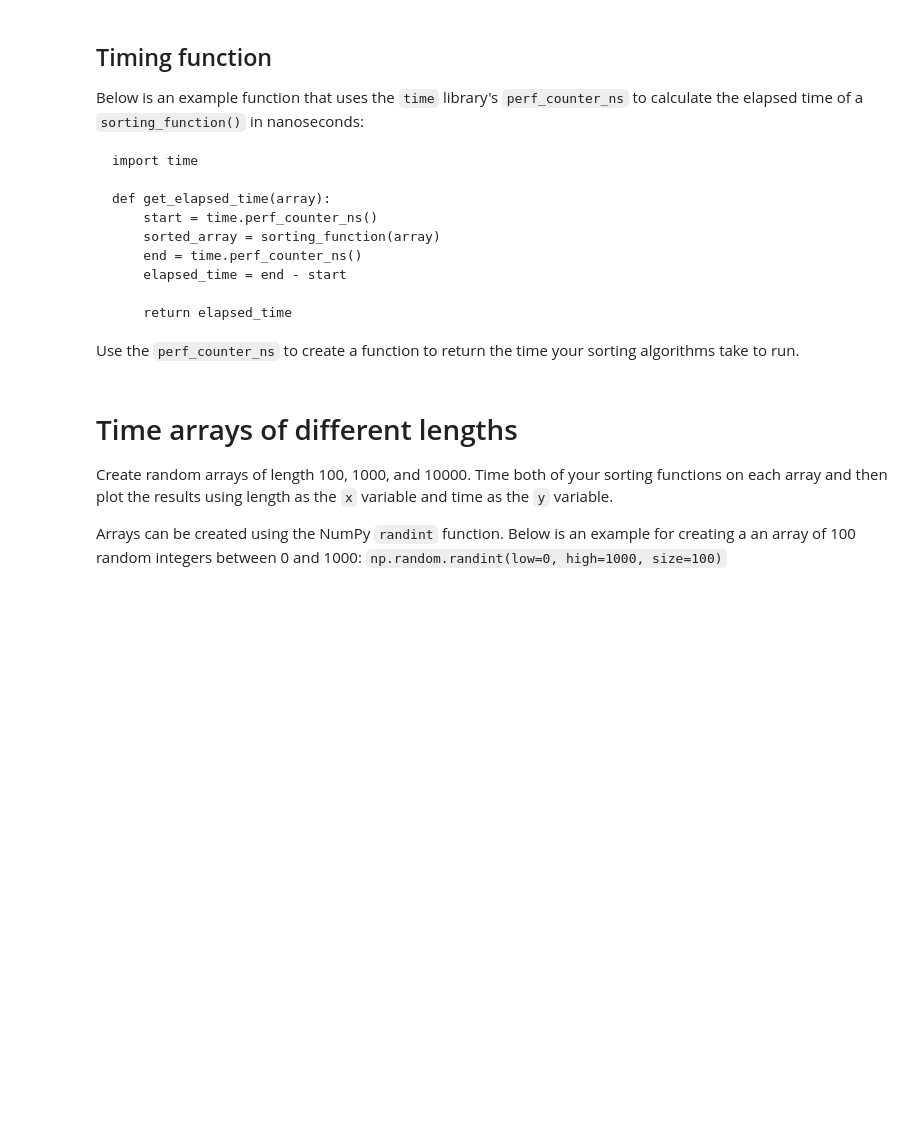
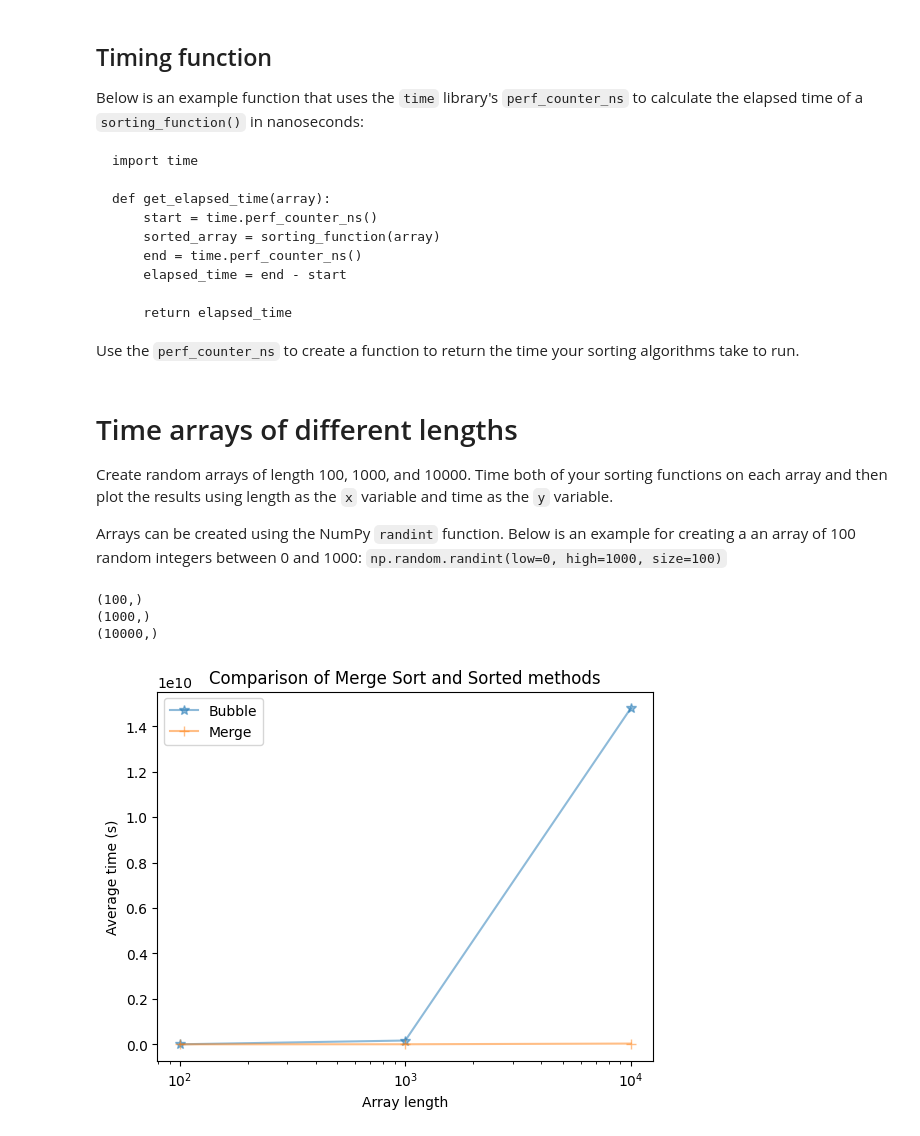
Before and after one commit to setiadha-unc/data720, a Jupyter notebook: Unit 9/Assignments/unit9_assignment.ipynb, the cells around one changed output. Drawn from its saved outputs; the diff is of its cells as text; code cells hidden in the pictures; blank space fills up the shorter version.

````diff
--- a/Unit 9/Assignments/unit9_assignment.ipynb
+++ b/Unit 9/Assignments/unit9_assignment.ipynb
@@ -34,9 +85,58 @@ def get_elapsed_time(array):
     return elapsed_time
 ```
 Use the `perf_counter_ns` to create a function to return the time your sorting algorithms take to run.
+# %%
+import time
+
+def get_elapsed_time(array, func_name):
+    start = time.perf_counter_ns()
+    if func_name == "merge":
+        sorted_array = merge_sort(array)
+    elif func_name == "bubble":
+        sorted_array = bubble_sort(array)
+    end = time.perf_counter_ns()
+    elapsed_time = end - start
+
+    return elapsed_time
 # %% [markdown]
 # Time arrays of different lengths
 Create random arrays of length 100, 1000, and 10000. Time both of your sorting functions on each array and then plot the results using length as the `x` variable and time as the `y` variable.
 
 Arrays can be created using the NumPy `randint` function. Below is an example for creating a an array of 100 random integers between 0 and 1000:
 `np.random.randint(low=0, high=1000, size=100)`
+# %%
+# Random array function
+import numpy as np
+
+def get_random_arrays():
+    random_arrays = [np.random.randint(low=0, high=1000, size=10**i) for i in range(2, 5) if i ]
+    for arr in random_arrays:
+        print(arr.shape)
+
+    return random_arrays
+# %%
+# Make random arrays
+random_arrays = get_random_arrays()
+# %% [output]
+(100,)
+(1000,)
+(10000,)
+# %%
+merge_times = [get_elapsed_time(arr, "merge") for arr in random_arrays]
+bubble_times = [get_elapsed_time(arr, "bubble") for arr in random_arrays]
+# %%
+import matplotlib.pyplot as plt
+
+x = [len(arr) for arr in random_arrays]
+
+fig, ax = plt.subplots(1)
+ax.plot(x, bubble_times, marker="*", markersize=7, alpha=0.5, label="Bubble")
+ax.plot(x, merge_times, marker="+", markersize=7, alpha=0.5, label="Merge")
+ax.set_xscale("log")
+ax.set_title("Comparison of Merge Sort and Sorted methods")
+ax.set_xlabel("Array length")
+ax.set_ylabel("Average time (s)")
+ax.legend()
+plt.show()
+# %% [output]
+[figure, added]
````
Also changed, not shown: parts of 3 cells of this notebook, 15 other files.
